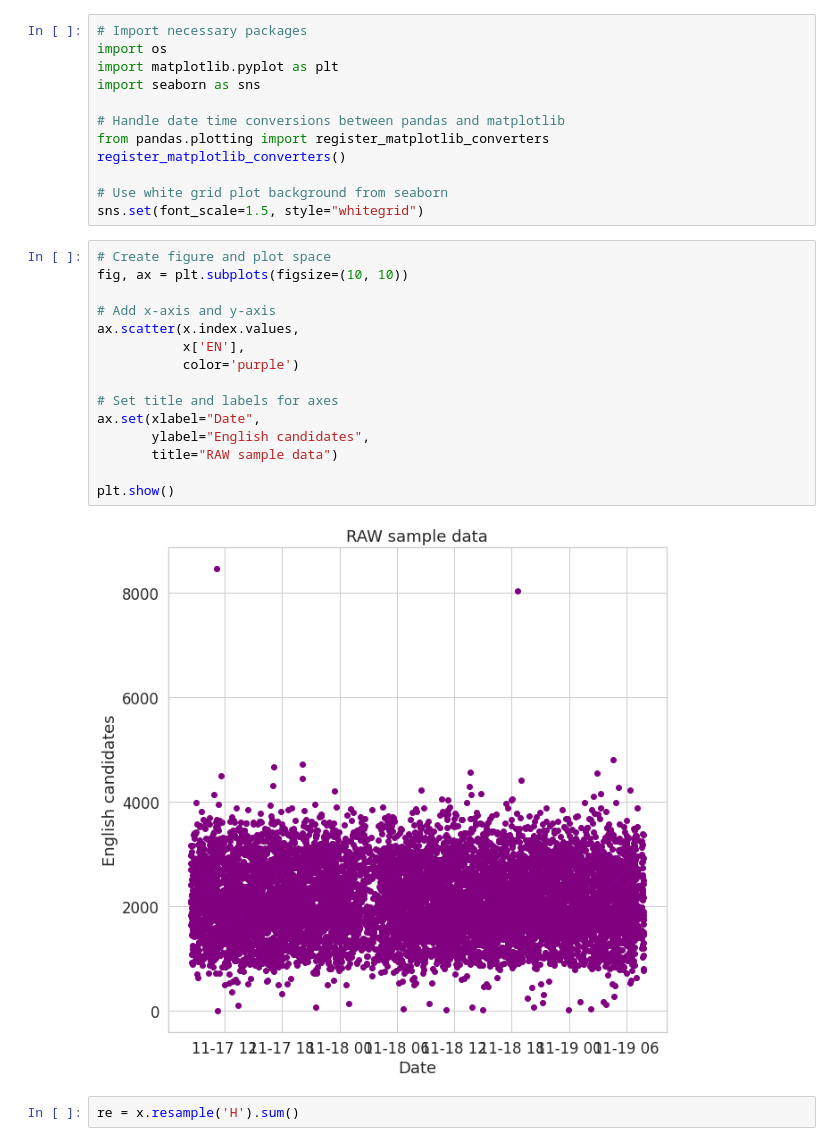
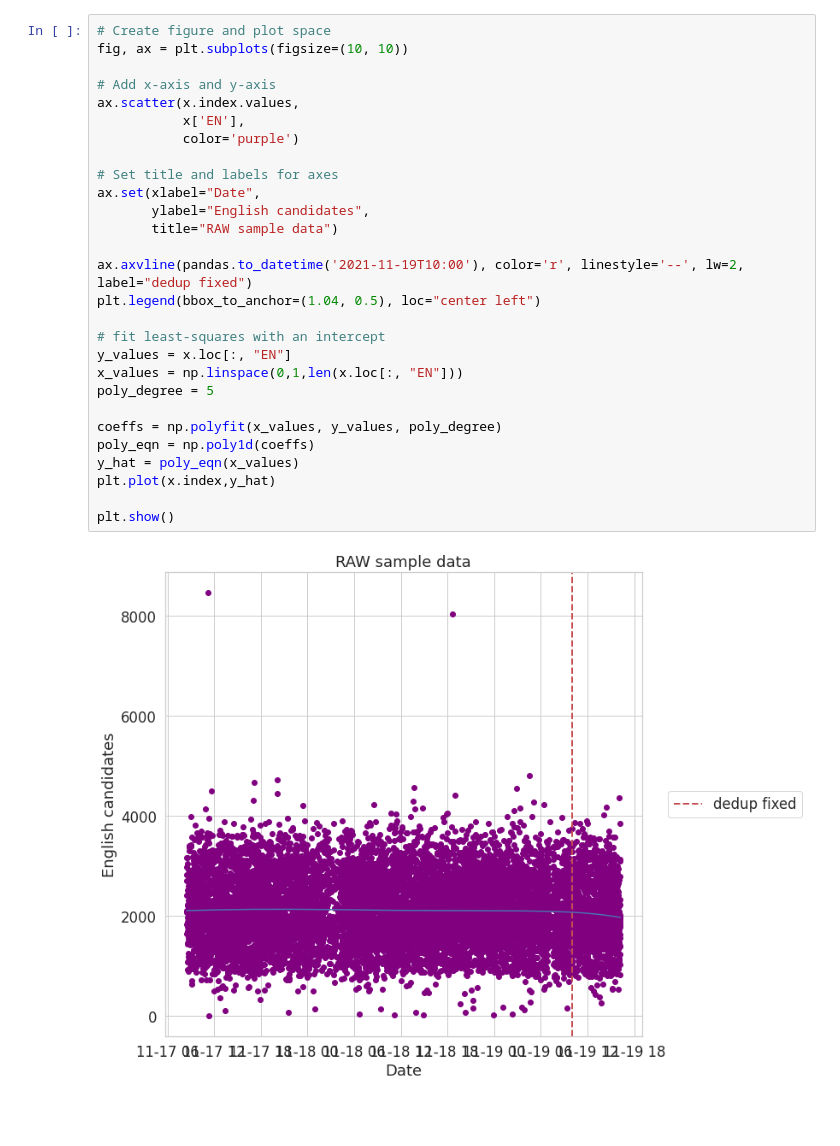
Before and after one commit to rvencu/crawlingathome-gpu-hcloud, a Jupyter notebook: helpers/predict_sizes.ipynb, the cells around one changed output. Cells and saved outputs as stored; diff of their text form; blank space fills up the shorter version.

```diff
--- a/helpers/predict_sizes.ipynb
+++ b/helpers/predict_sizes.ipynb
@@ -18,34 +20,33 @@ x.head()
-# %%
-# Import necessary packages
-import os
-import matplotlib.pyplot as plt
-import seaborn as sns
-
-# Handle date time conversions between pandas and matplotlib
-from pandas.plotting import register_matplotlib_converters
-register_matplotlib_converters()
-
-# Use white grid plot background from seaborn
-sns.set(font_scale=1.5, style="whitegrid")
 # %%
 # Create figure and plot space
 fig, ax = plt.subplots(figsize=(10, 10))
 
 # Add x-axis and y-axis
 ax.scatter(x.index.values,
            x['EN'],
            color='purple')
 
 # Set title and labels for axes
 ax.set(xlabel="Date",
        ylabel="English candidates",
        title="RAW sample data")
 
+ax.axvline(pandas.to_datetime('2021-11-19T10:00'), color='r', linestyle='--', lw=2, label="dedup fixed")
+plt.legend(bbox_to_anchor=(1.04, 0.5), loc="center left")
+
+# fit least-squares with an intercept
+y_values = x.loc[:, "EN"]
+x_values = np.linspace(0,1,len(x.loc[:, "EN"]))
+poly_degree = 5
+
+coeffs = np.polyfit(x_values, y_values, poly_degree)
+poly_eqn = np.poly1d(coeffs)
+y_hat = poly_eqn(x_values)
+plt.plot(x.index,y_hat)
+
 plt.show()
 # %% [output]
-[figure, old version]
+[figure, new version]
-# %%
-re = x.resample('H').sum()
 # %%
 # Create figure and plot space
 fig, ax = plt.subplots(figsize=(10, 10))
```
Also changed, not shown: parts of 5 cells of this notebook, 1 other file.
